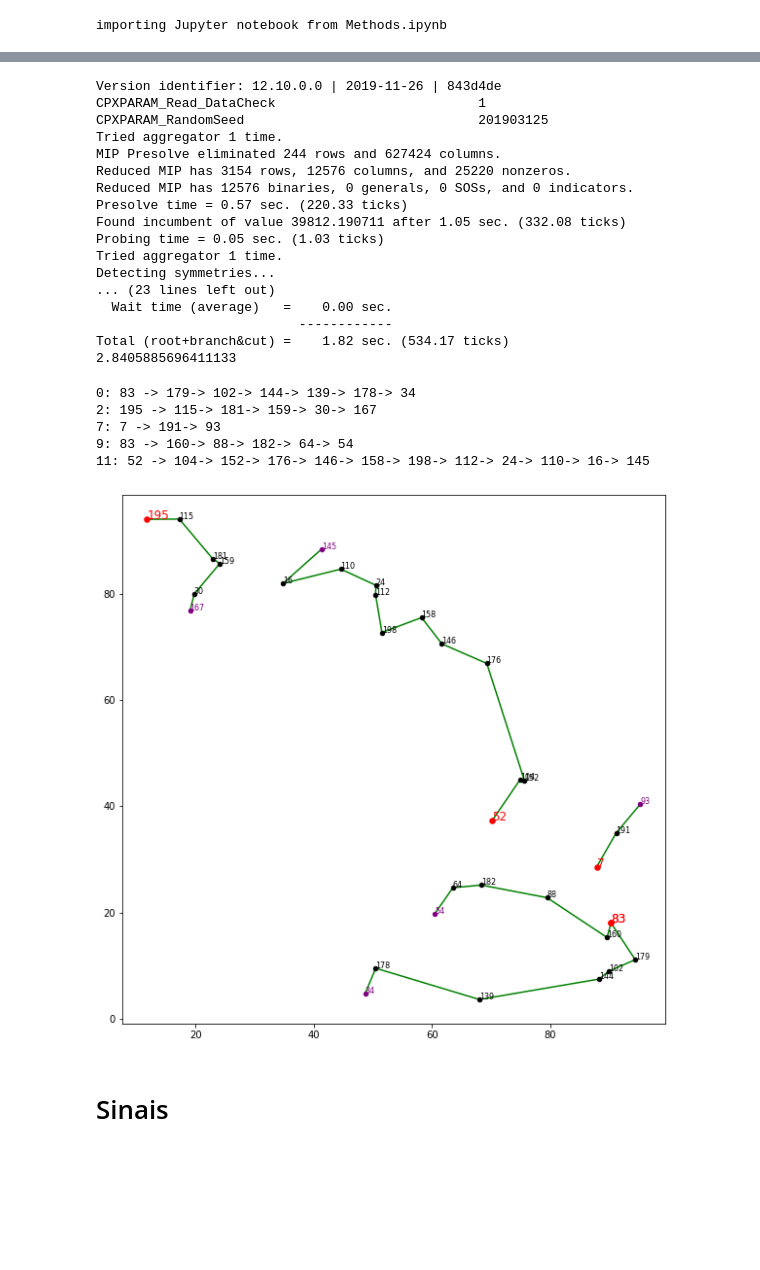
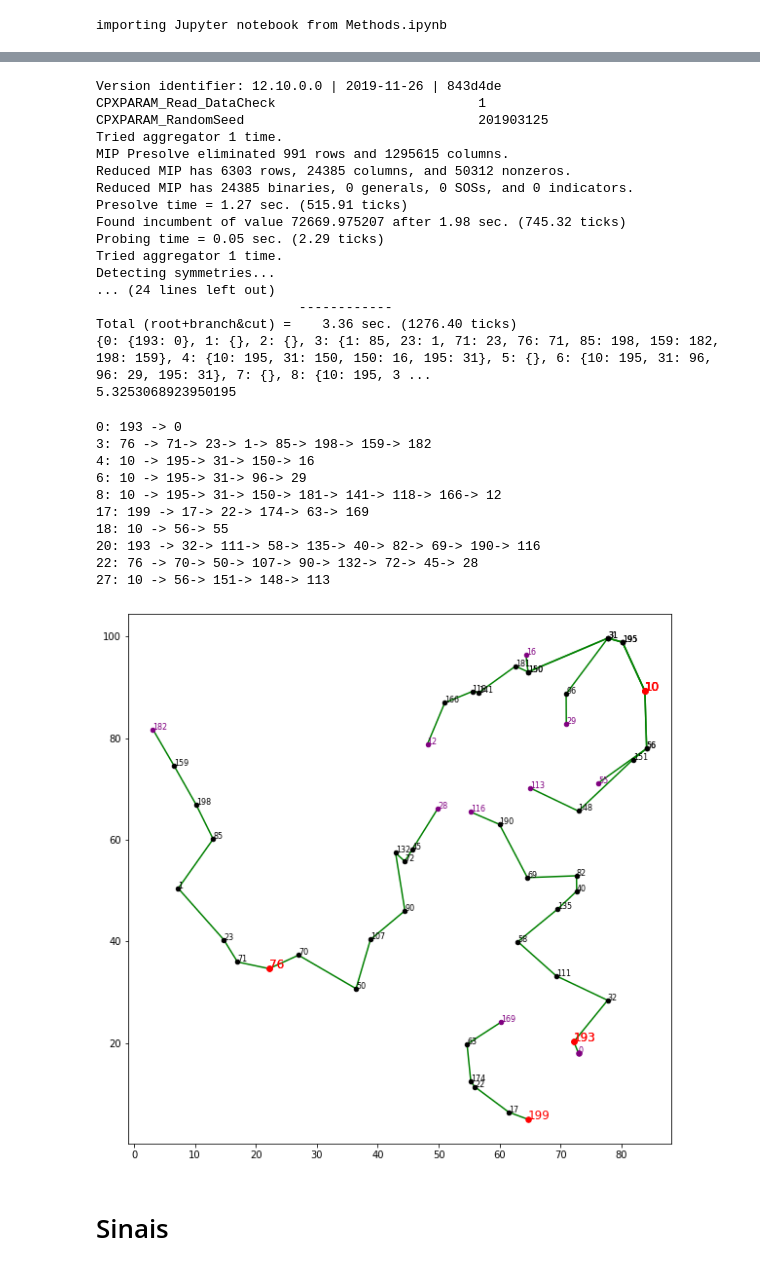
Before and after one commit to ViniciusBragaDiniz/ERP, a Jupyter notebook: Modelo.ipynb, the cells around one changed output, grey strips where cells are left out. Cells and saved outputs as stored; diff of their text form; code cells hidden in the pictures; blank space fills up the shorter version.

```diff
--- a/Modelo.ipynb
+++ b/Modelo.ipynb
@@ -10,11 +10,18 @@ import Methods as mt
 importing Jupyter notebook from Methods.ipynb
 # %%
 #Leitura das Instâncias
-veiculos = pd.read_csv("k_50",index_col=0)
-vitimas = pd.read_csv("v_15",index_col=0)
-pontos = pd.read_csv("n_300",index_col=0)
+veiculos = pd.read_csv("k_30",index_col=0)
+vitimas = pd.read_csv("v_10",index_col=0)
+pontos = pd.read_csv("n_200",index_col=0)
 hospitais = veiculos["Inicial"].unique()
 # %%
 #Criação da Matriz de Distância
-_DistanceMatrix = pd.read_csv("d_300")
+_DistanceMatrix = pd.read_csv("d_200",index_col=0)
+# %%
+#Excluimos todas as distâncias referentes
+#aos arcos não existentes
+for i in _DistanceMatrix.index:
+    for j in _DistanceMatrix.index:
+        if j not in pontos.loc[i][2:].values:
+            _DistanceMatrix.loc[i][j]=0
 # %% [markdown]
@@ -42,9 +49,10 @@ for k in veiculos.index:
 
             if _DistanceMatrix.loc[i][j] > 0:    #Verifica se o arco existe
 
-                if i in vitimas["Ponto"].values: #Se nodo 'i' for uma vítima:
-                    match+=_DecisionCube[j,i,k]  #Adiciona os arcos 'jik' em 'match'
-                    flux +=_DecisionCube[j,i,k]  #Subtrai o arco de chegada em 'i'
+                if i in vitimas["Ponto"].values:   #Se nodo 'i' for uma vítima:
+                    match+=_DecisionCube[j,i,k]    #Adiciona os arcos 'jik' em 'match'
+                    flux +=_DecisionCube[j,i,k]    #Subtrai o arco de chegada em 'i'
+                    forbidden+=_DecisionCube[i,j,k]#A ambulância não pode um arco saindo de 'i'
 
                 elif i == veiculos.loc[k]["Inicial"]: #Se o nodo 'i' for um hospital
                     flux += _DecisionCube[i,j,k]      #Adiciona o arco de saída de 'i'
@@ -57,7 +65,7 @@ for k in veiculos.index:
                     flux+=_DecisionCube[i,j,k]-_DecisionCube[j,i,k] #Fluxo normal
 
 
-            else:                               #Se o arco não existir
+            else:                                #Se o arco não existir
                 forbidden += _DecisionCube[i,j,k]#Tira ele da solução
 
         if i in vitimas["Ponto"].values: #Se nodo 'i' for uma vítima
@@ -133,12 +141,6 @@ while subcicle == True:
 
     #Rota percorrida por cada veículo
     routes = {x:{} for x in veiculos.index}
-    #{
-    #Veículo1:{}
-    #Veículo2:{}
-    #...
-    #VeículoK:{}
-    #}
 
     #Solução VRP - Dicionário Desordenado
     _Solution = vrp.solve(log_output=True).as_dict()
@@ -170,6 +172,7 @@ while subcicle == True:
         # ^
         # |_ Rotas agrupadas por veículo
 
+    print(routes)
     count = 0 #Contador para as eliminações de subciclo
     summ = 0 #Condição de parada
 
@@ -238,7 +241,7 @@ while subcicle == True:
             #iteramos até removermos todos os
             #subciclos
             while(len(routes[k])>0):
-
+                print(routes[k])
                 cut = LinearExpr(vrp) #Expressão Linear do Subciclo atual
 
                 first_node = list(routes[k].keys())[0]
@@ -274,19 +277,19 @@ Version identifier: 12.10.0.0 | 2019-11-26 | 843d4de
 CPXPARAM_Read_DataCheck                          1
 CPXPARAM_RandomSeed                              201903125
 Tried aggregator 1 time.
-MIP Presolve eliminated 244 rows and 627424 columns.
-Reduced MIP has 3154 rows, 12576 columns, and 25220 nonzeros.
-Reduced MIP has 12576 binaries, 0 generals, 0 SOSs, and 0 indicators.
-Presolve time = 0.57 sec. (220.33 ticks)
-Found incumbent of value 39812.190711 after 1.05 sec. (332.08 ticks)
-Probing time = 0.05 sec. (1.03 ticks)
+MIP Presolve eliminated 991 rows and 1295615 columns.
+Reduced MIP has 6303 rows, 24385 columns, and 50312 nonzeros.
+Reduced MIP has 24385 binaries, 0 generals, 0 SOSs, and 0 indicators.
+Presolve time = 1.27 sec. (515.91 ticks)
+Found incumbent of value 72669.975207 after 1.98 sec. (745.32 ticks)
+Probing time = 0.05 sec. (2.29 ticks)
 Tried aggregator 1 time.
 Detecting symmetries...
-... (23 lines left out)
-  Wait time (average)   =    0.00 sec.
+... (24 lines left out)
                           ------------
-Total (root+branch&cut) =    1.82 sec. (534.17 ticks)
-2.8405885696411133
+Total (root+branch&cut) =    3.36 sec. (1276.40 ticks)
+{0: {193: 0}, 1: {}, 2: {}, 3: {1: 85, 23: 1, 71: 23, 76: 71, 85: 198, 159: 182, 198: 159}, 4: {10: 195, 31: 150, 150: 16, 195: 31}, 5: {}, 6: {10: 195, 31: 96, 96: 29, 195: 31}, 7: {}, 8: {10: 195, 3 ...
+5.3253068923950195
 # %%
 plt.figure(figsize=(10,10))
 routes = {x:{} for x in veiculos.index}
@@ -319,41 +322,46 @@ for k in veiculos.index:
         #Garante que o caminho será plotado mesmo se só tiver um arco
         if len(routes[k]) == 0:
             #Plotagem gráfica do último arco do caminho
-            plt.scatter(xcoord[1],ycoord[1],s=30,color='black',zorder=1)
-            plt.text(xcoord[1],ycoord[1],str(actual_node),fontsize=8,color="black")
+            plt.scatter(xcoord[1],ycoord[1],s=30,color='purple',zorder=1)
+            plt.text(xcoord[1],ycoord[1],str(actual_node),fontsize=8,color="purple")
         else:
             while actual_node not in vitimas["Ponto"].values:
                 next_node = routes[k].pop(actual_node)
 
                 #Adiciona um arco na string
                 string+="-> "+str(next_node)
 
                 #Coordenadas X e Y dos pontos que formam o arco
                 xcoord=[pontos.loc[actual_node]["x"],pontos.loc[next_node]["x"]]
                 ycoord=[pontos.loc[actual_node]["y"],pontos.loc[next_node]["y"]]
 
                 #Plotagem gráfica do arco
                 plt.scatter(xcoord[0],ycoord[0],s=20,color='black',zorder=1)
                 plt.text(xcoord[0],ycoord[0],str(actual_node),fontsize=8)
                 plt.plot(xcoord,ycoord,'g',zorder=0)
 
                 actual_node=next_node
 
             #Plotagem gráfica do último arco do caminho
             plt.scatter(xcoord[1],ycoord[1],s=20,color='purple',zorder=1)
             plt.text(xcoord[1],ycoord[1],str(next_node),fontsize=8,color='purple')
 
         atendimentos[k] = actual_node
         print(string)
 
 plt.show()
 # %% [output]
-0: 83 -> 179-> 102-> 144-> 139-> 178-> 34
-2: 195 -> 115-> 181-> 159-> 30-> 167
-7: 7 -> 191-> 93
-9: 83 -> 160-> 88-> 182-> 64-> 54
-11: 52 -> 104-> 152-> 176-> 146-> 158-> 198-> 112-> 24-> 110-> 16-> 145
+0: 193 -> 0
+3: 76 -> 71-> 23-> 1-> 85-> 198-> 159-> 182
+4: 10 -> 195-> 31-> 150-> 16
+6: 10 -> 195-> 31-> 96-> 29
+8: 10 -> 195-> 31-> 150-> 181-> 141-> 118-> 166-> 12
+17: 199 -> 17-> 22-> 174-> 63-> 169
+18: 10 -> 56-> 55
+20: 193 -> 32-> 111-> 58-> 135-> 40-> 82-> 69-> 190-> 116
+22: 76 -> 70-> 50-> 107-> 90-> 132-> 72-> 45-> 28
+27: 10 -> 56-> 151-> 148-> 113
-[figure, old version]
+[figure, new version]
 # %% [markdown]
 # Sinais
 # %%
```
Also changed, not shown: parts of 12 cells of this notebook, 2 other files.
